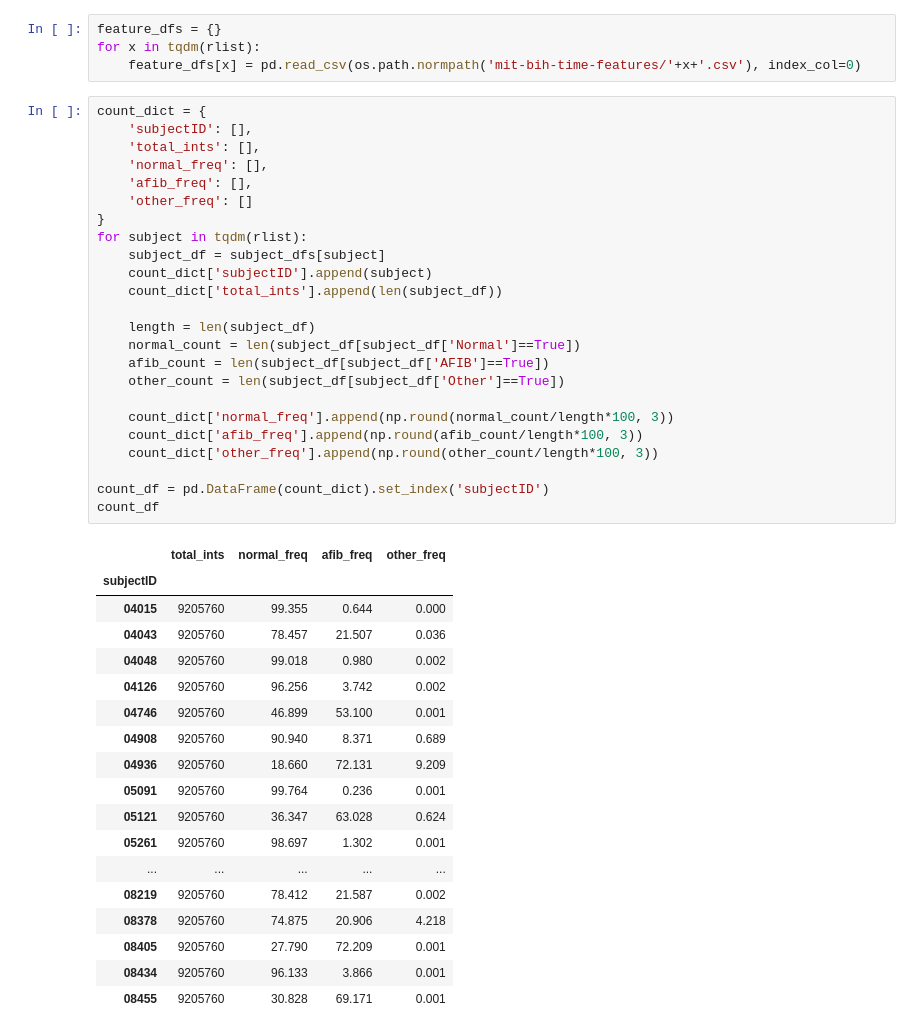
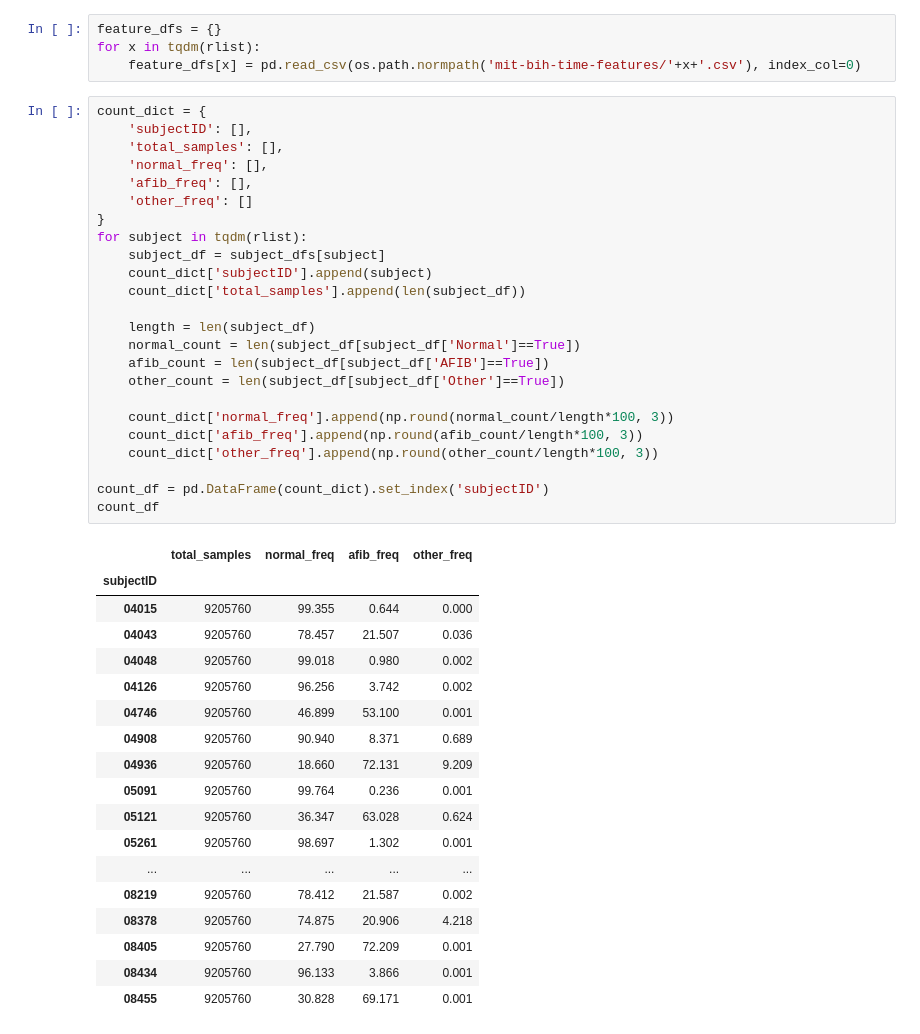
Before and after one commit to SVSM-AFib/2022-svsm-afib-group1, a Jupyter notebook: basic_eda.ipynb, the cells around one changed output. Cells and saved outputs as stored; diff of their text form.

```diff
--- a/basic_eda.ipynb
+++ b/basic_eda.ipynb
@@ -32,29 +53,29 @@ for x in tqdm(rlist):
 # %%
 count_dict = {
     'subjectID': [],
-    'total_ints': [],
+    'total_samples': [],
     'normal_freq': [],
     'afib_freq': [],
     'other_freq': []
 }
 for subject in tqdm(rlist):
     subject_df = subject_dfs[subject]
     count_dict['subjectID'].append(subject)
-    count_dict['total_ints'].append(len(subject_df))
+    count_dict['total_samples'].append(len(subject_df))
 
     length = len(subject_df)
     normal_count = len(subject_df[subject_df['Normal']==True])
     afib_count = len(subject_df[subject_df['AFIB']==True])
     other_count = len(subject_df[subject_df['Other']==True])
 
     count_dict['normal_freq'].append(np.round(normal_count/length*100, 3))
     count_dict['afib_freq'].append(np.round(afib_count/length*100, 3))
     count_dict['other_freq'].append(np.round(other_count/length*100, 3))
 
 count_df = pd.DataFrame(count_dict).set_index('subjectID')
 count_df
 # %% [output]
-|  | total_ints | normal_freq | afib_freq | other_freq |
+|  | total_samples | normal_freq | afib_freq | other_freq |
 | subjectID |  |  |  |  |
 | 04015 | 9205760 | 99.355 | 0.644 | 0.000 |
 | 04043 | 9205760 | 78.457 | 21.507 | 0.036 |
```
Also changed, not shown: parts of 4 cells of this notebook, 7 other files.
